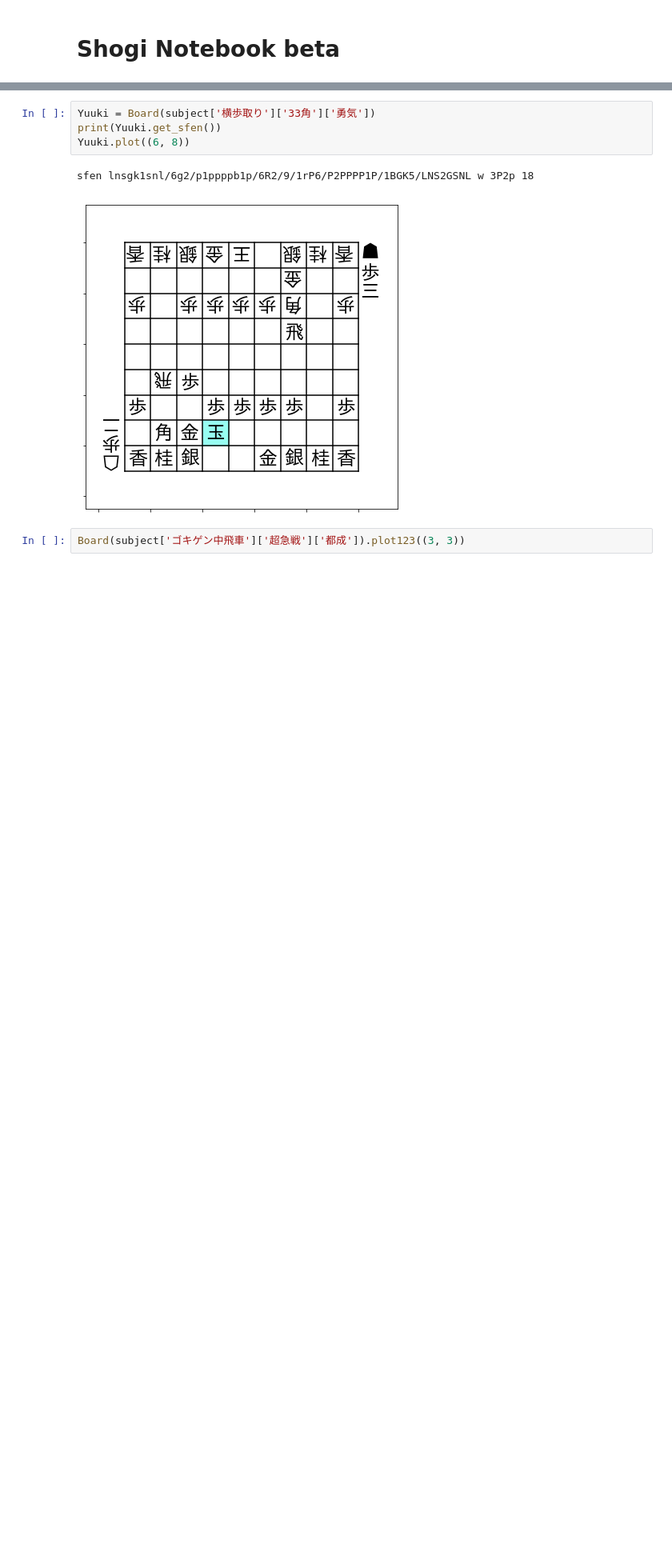
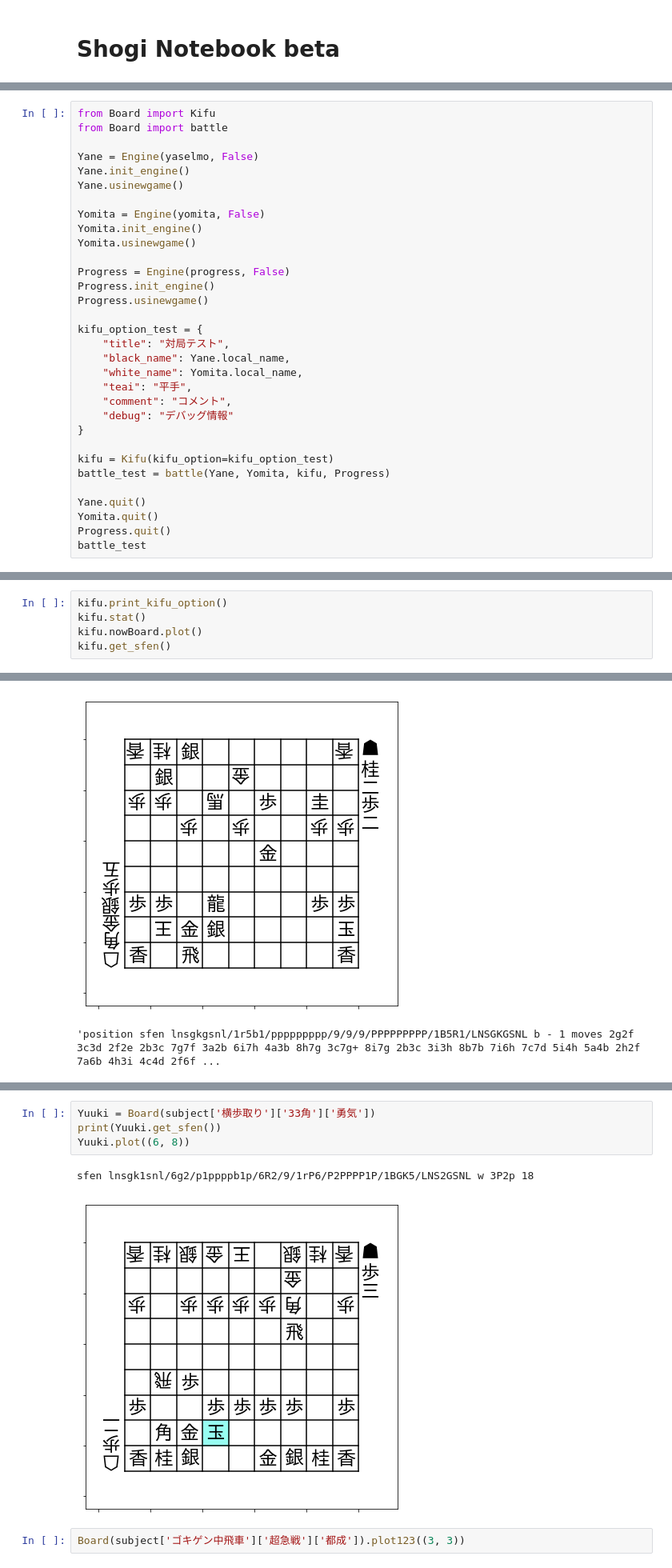
Before and after one commit to tibigame/HandicappedRook, a Jupyter notebook: tool/Shogi Notebook/Shogi Notebook.ipynb, the cells around one changed output, grey strips where cells are left out. Shown at 80% size. Cells and saved outputs as stored; diff of their text form; blank space fills up the shorter version.

```diff
--- a/tool/Shogi Notebook/Shogi Notebook.ipynb
+++ b/tool/Shogi Notebook/Shogi Notebook.ipynb
@@ -86,0 +60,32 @@ bestmove: 8f8b
+# %%
+from Board import Kifu
+from Board import battle
+
+Yane = Engine(yaselmo, False)
+Yane.init_engine()
+Yane.usinewgame()
+
+Yomita = Engine(yomita, False)
+Yomita.init_engine()
+Yomita.usinewgame()
+
+Progress = Engine(progress, False)
+Progress.init_engine()
+Progress.usinewgame()
+
+kifu_option_test = {
+    "title": "対局テスト",
+    "black_name": Yane.local_name,
+    "white_name": Yomita.local_name,
+    "teai": "平手",
+    "comment": "コメント",
+    "debug": "デバッグ情報"
+}
+
+kifu = Kifu(kifu_option=kifu_option_test)
+battle_test = battle(Yane, Yomita, kifu, Progress)
+
+Yane.quit()
+Yomita.quit()
+Progress.quit()
+battle_test
@@ -86,0 +111,6 @@ bestmove: 8f8b
+# %%
+kifu.print_kifu_option()
+kifu.stat()
+kifu.nowBoard.plot()
+kifu.get_sfen()
+# %% [output]
@@ -86,0 +133,2 @@ bestmove: 8f8b
+[figure, added]
+'position sfen lnsgkgsnl/1r5b1/ppppppppp/9/9/9/PPPPPPPPP/1B5R1/LNSGKGSNL b - 1 moves 2g2f 3c3d 2f2e 2b3c 7g7f 3a2b 6i7h 4a3b 8h7g 3c7g+ 8i7g 2b3c 3i3h 8b7b 7i6h 7c7d 5i4h 5a4b 2h2f 7a6b 4h3i 4c4d 2f6f ...
```
Also changed, not shown: parts of 7 cells of this notebook, 2 other files.
